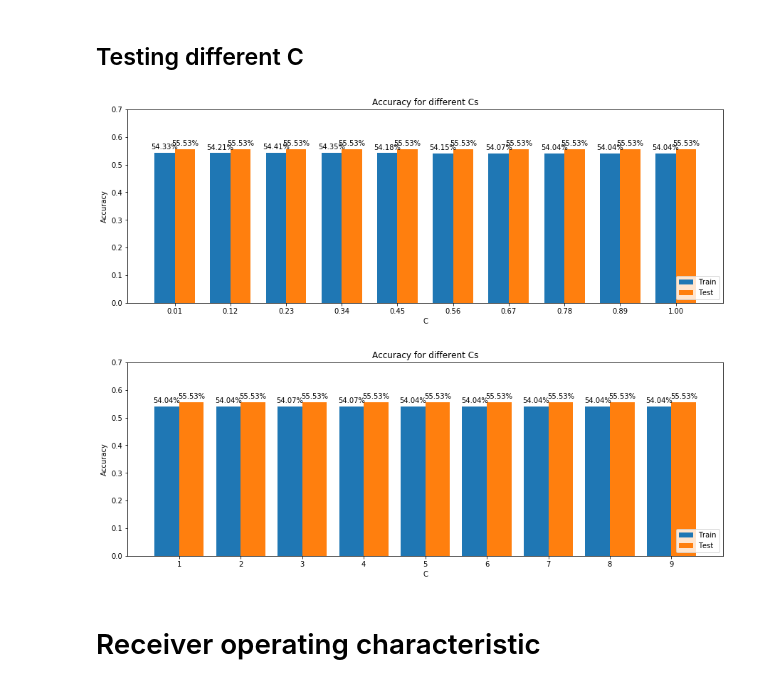
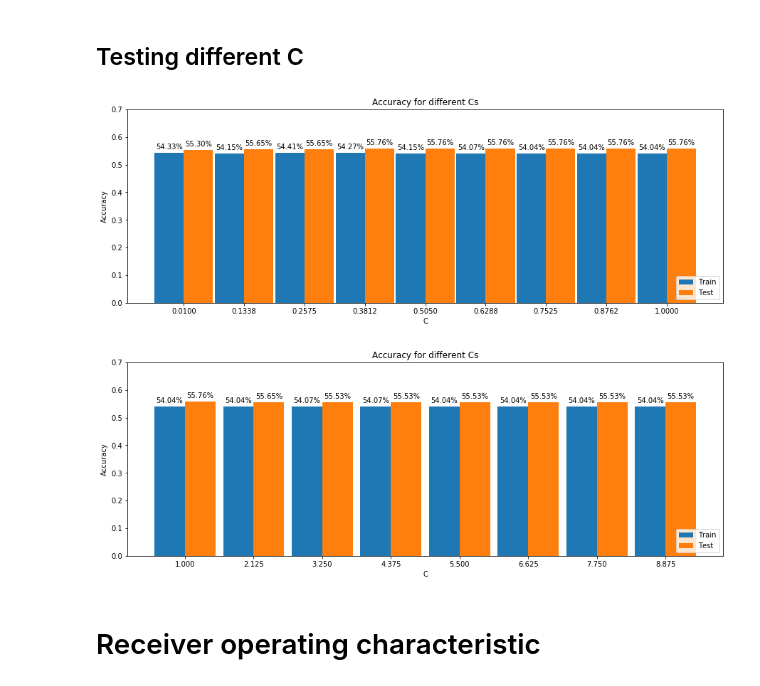
Before and after one commit to TheFebrin/LimitOrderBook, a Jupyter notebook: LOB_project.ipynb, the cells around one changed output. Drawn from its saved outputs; the diff is of its cells as text; code cells hidden in the pictures.

```diff
--- a/LOB_project.ipynb
+++ b/LOB_project.ipynb
@@ -543,7 +564,7 @@ Test: 0.5414746543778802
 ## Testing different C
 # %%
 train_c, test_c = [], []
-C_list = np.r_[np.linspace(0.01,1,10), np.linspace(1,10,10)]
+C_list = np.r_[np.linspace(0.01,1,9), np.linspace(1,10,9)]
 
 for C in C_list:
     X = np.array([[queue_imbalance_k(data,t,k) for k in range(1,3)] for t in T])
@@ -553,46 +574,21 @@ for C in C_list:
     LR.fit(X_train,y_train)
     preds_train = LR.predict(X_train)
     train_c.append(np.mean(preds_train == y_train))
-    test_c.append(np.mean(preds == y_test))
+    preds_test = LR.predict(X_test)
+    test_c.append(np.mean(preds_test == y_test))
 #     print('C:', C)
 #     print(f'Train: {np.mean(preds_train == y_train)}')
-#     preds = LR.predict(X_test)
-#     print(f'Test: {np.mean(preds == y_test)}')
+#     print(f'Test: {np.mean(preds_test == y_test)}')
 #     print()
+
+train_c = np.array(train_c)
+test_c = np.array(test_c)
-# %%
-train_c = np.array(train_c)
-test_c = np.array(test_c)
-C_list = np.array(C_list)
-
-width = 0.02  # the width of the bars
-
-def plot(width=width, a=0, b=-1):
-    def autolabel(rects):
-        for rect in rects:
-            height = rect.get_height()
-            ax.annotate('{:.2f}%'.format(height * 100),
-                        xy=(rect.get_x() + rect.get_width() / 2, height),
-                        xytext=(0, 3),  # 3 points vertical offset
-                        textcoords="offset points",
-                        ha='center', va='bottom')
-
-    fig, ax = plt.subplots(figsize=(15,5))
-    rects1 = ax.bar(C_list[a: b] - width/2, train_c[a: b], width, label='Train')
-    rects2 = ax.bar(C_list[a: b] + width/2, test_c[a: b], width, label='Test')
-    ax.set_ylabel('Accuracy')
-    ax.set_xlabel('C')
-    ax.set_xticks(C_list[a: b])
-    ax.set_ylim([0, 0.7])
-    ax.set_title('Accuracy for different Cs')
-    ax.legend(loc='lower right')
-    autolabel(rects1)
-    autolabel(rects2)
 # %%
-plot(width=0.04, b=len(C_list) // 2)
-plot(width=0.4, a=len(C_list) // 2, b=-1)
+plot(X=C_list, Y1=train_c, Y2=test_c, title='Accuracy for different Cs', x_title='C', width=0.06, b=len(C_list) // 2)
+plot(X=C_list, Y1=train_c, Y2=test_c, title='Accuracy for different Cs', x_title='C', width=0.5, a=len(C_list) // 2, b=-1)
 # %% [output]
-[figure, old version]
+[figure, new version]
-[figure, old version]
+[figure, new version]
 # %% [markdown]
 # Receiver operating characteristic
 # %% [markdown]
```
Also changed, not shown: parts of 5 cells of this notebook.
